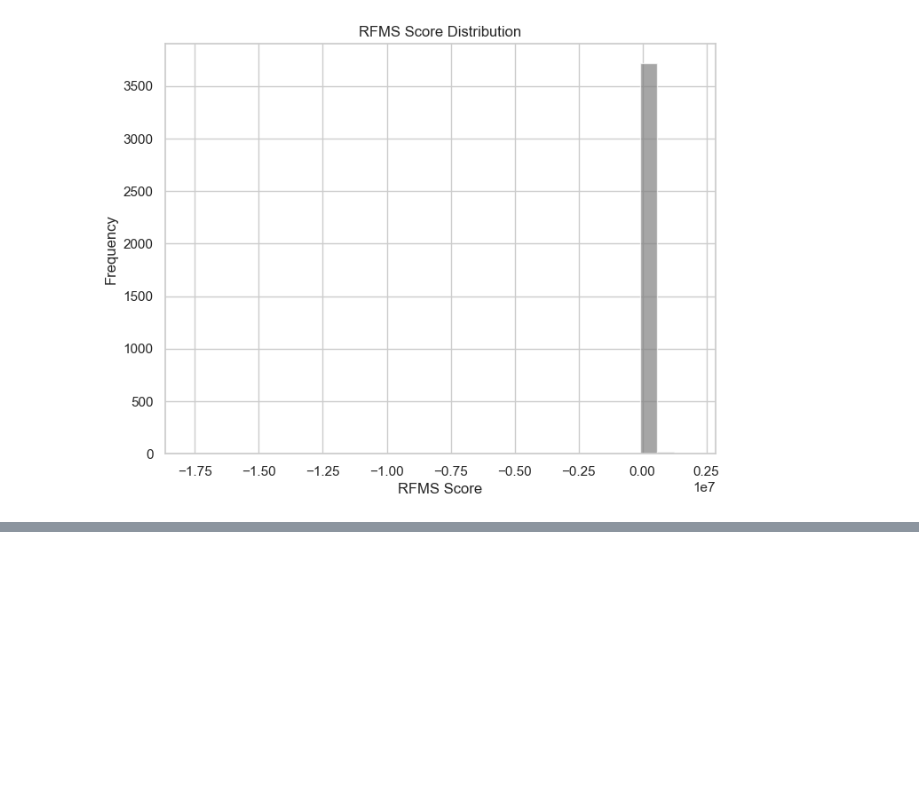
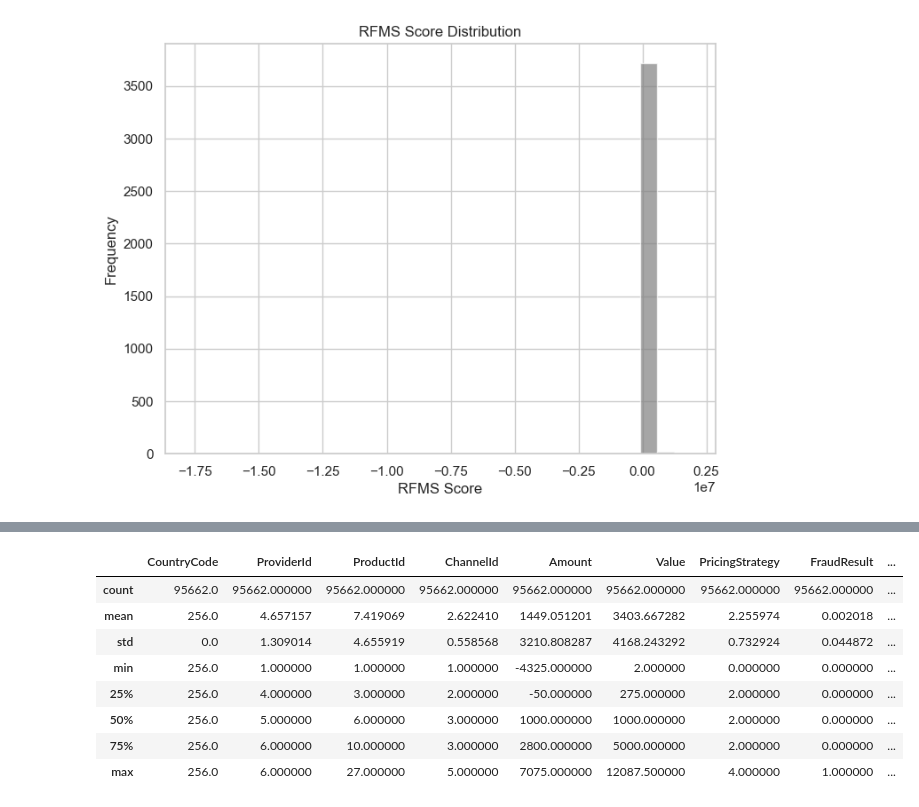
Before and after one commit to hanaDemma/Credit-Scoring_and_Risk-Analysis-week-6, a Jupyter notebook: notebooks/exploratory_analysis.ipynb, the cells around one changed output, grey strips where cells are left out. Saved outputs shown, nothing was run; the diff lists cells and outputs as text; code cells hidden in the pictures; blank space fills up the shorter version.

```diff
--- a/notebooks/exploratory_analysis.ipynb
+++ b/notebooks/exploratory_analysis.ipynb
@@ -521,0 +524,3 @@ visualizeRFMSscore(rfms_new_dataframe_encoded)
+# %%
+new_dataframe_with_rfms = new_dataframe_encoded.merge(rfms_new_dataframe_encoded[['Recency', 'Frequency', 'Monetary', 'Seasonality', 'RFMS_Score']],on='CustomerId', how='left')
+new_dataframe_with_rfms.head()
@@ -521,0 +549,3 @@ visualizeRFMSscore(rfms_new_dataframe_encoded)
+# %%
+new_dataframe_with_rfms['Default_Estimator'] = np.where(new_dataframe_with_rfms['RFMS_Score'] >=new_dataframe_with_rfms['RFMS_Score'].median() , 1, 0)
+print(new_dataframe_with_rfms[['RFMS_Score', 'Default_Estimator']].head(10))
@@ -521,0 +564,6 @@ visualizeRFMSscore(rfms_new_dataframe_encoded)
+# %%
+from scripts.credit_risk_analysis import calculate_woe_iv
+# Perform WoE binning
+woe_iv_df = calculate_woe_iv(new_dataframe_with_rfms.reset_index(), 'RFMS_Score', 'Default_Estimator')
+new_dataframe_with_rfms['WoE_RFMS'] = new_dataframe_with_rfms['RFMS_Score'].map(woe_iv_df.set_index('Value')['WoE'])
+print(woe_iv_df)
@@ -521,0 +608,12 @@ visualizeRFMSscore(rfms_new_dataframe_encoded)
+# %%
+new_dataframe_with_rfms.describe()
+# %% [output]
+|  | CountryCode | ProviderId | ProductId | ChannelId | Amount | Value | PricingStrategy | FraudResult | ... |
+| count | 95662.0 | 95662.000000 | 95662.000000 | 95662.000000 | 95662.000000 | 95662.000000 | 95662.000000 | 95662.000000 | ... |
+| mean | 256.0 | 4.657157 | 7.419069 | 2.622410 | 1449.051201 | 3403.667282 | 2.255974 | 0.002018 | ... |
+| std | 0.0 | 1.309014 | 4.655919 | 0.558568 | 3210.808287 | 4168.243292 | 0.732924 | 0.044872 | ... |
+| min | 256.0 | 1.000000 | 1.000000 | 1.000000 | -4325.000000 | 2.000000 | 0.000000 | 0.000000 | ... |
+| 25% | 256.0 | 4.000000 | 3.000000 | 2.000000 | -50.000000 | 275.000000 | 2.000000 | 0.000000 | ... |
+| 50% | 256.0 | 5.000000 | 6.000000 | 3.000000 | 1000.000000 | 1000.000000 | 2.000000 | 0.000000 | ... |
+| 75% | 256.0 | 6.000000 | 10.000000 | 3.000000 | 2800.000000 | 5000.000000 | 2.000000 | 0.000000 | ... |
+| max | 256.0 | 6.000000 | 27.000000 | 5.000000 | 7075.000000 | 12087.500000 | 4.000000 | 1.000000 | ... |
```
Also changed, not shown: parts of 7 cells of this notebook, 1 other file.
